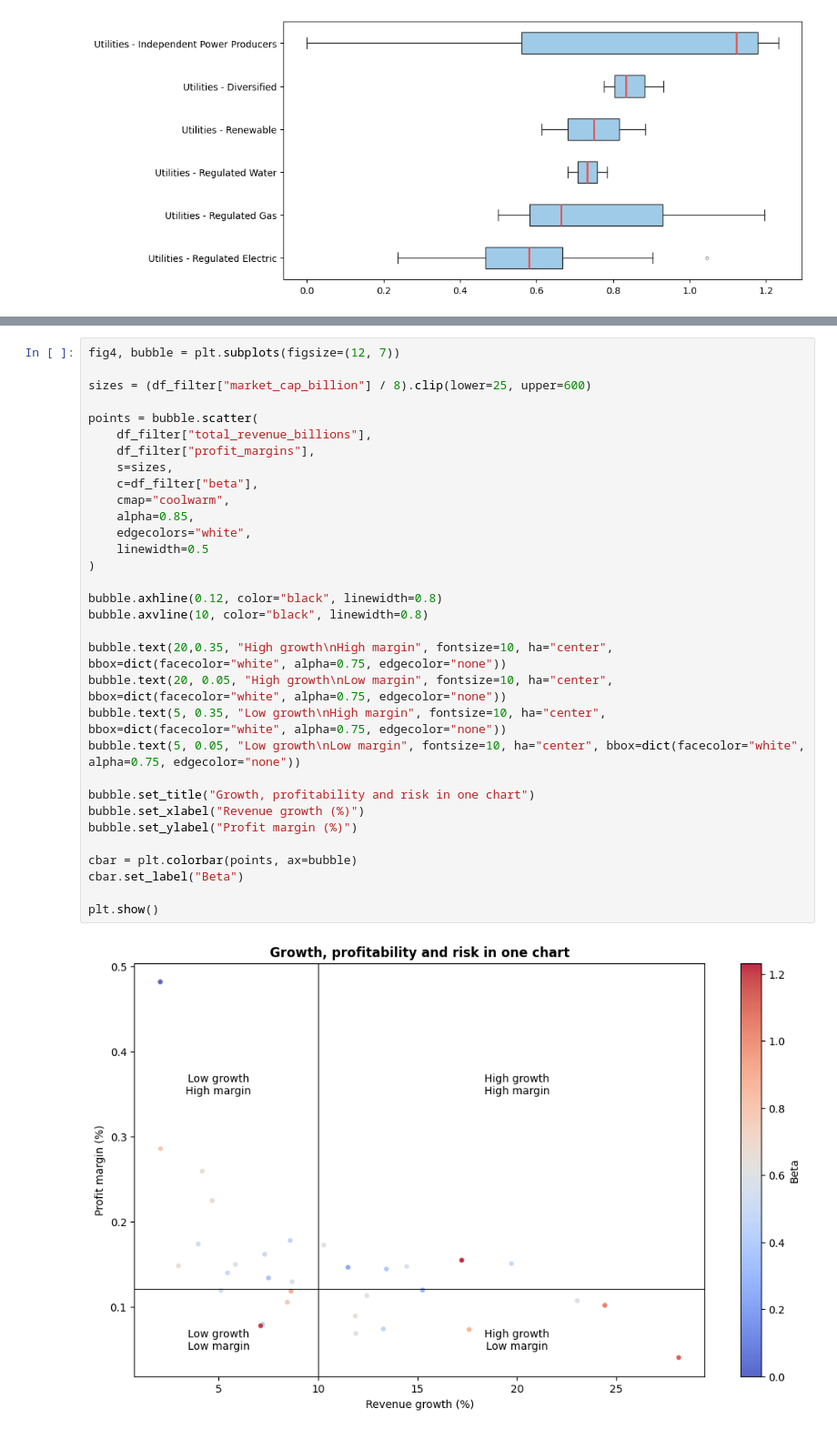
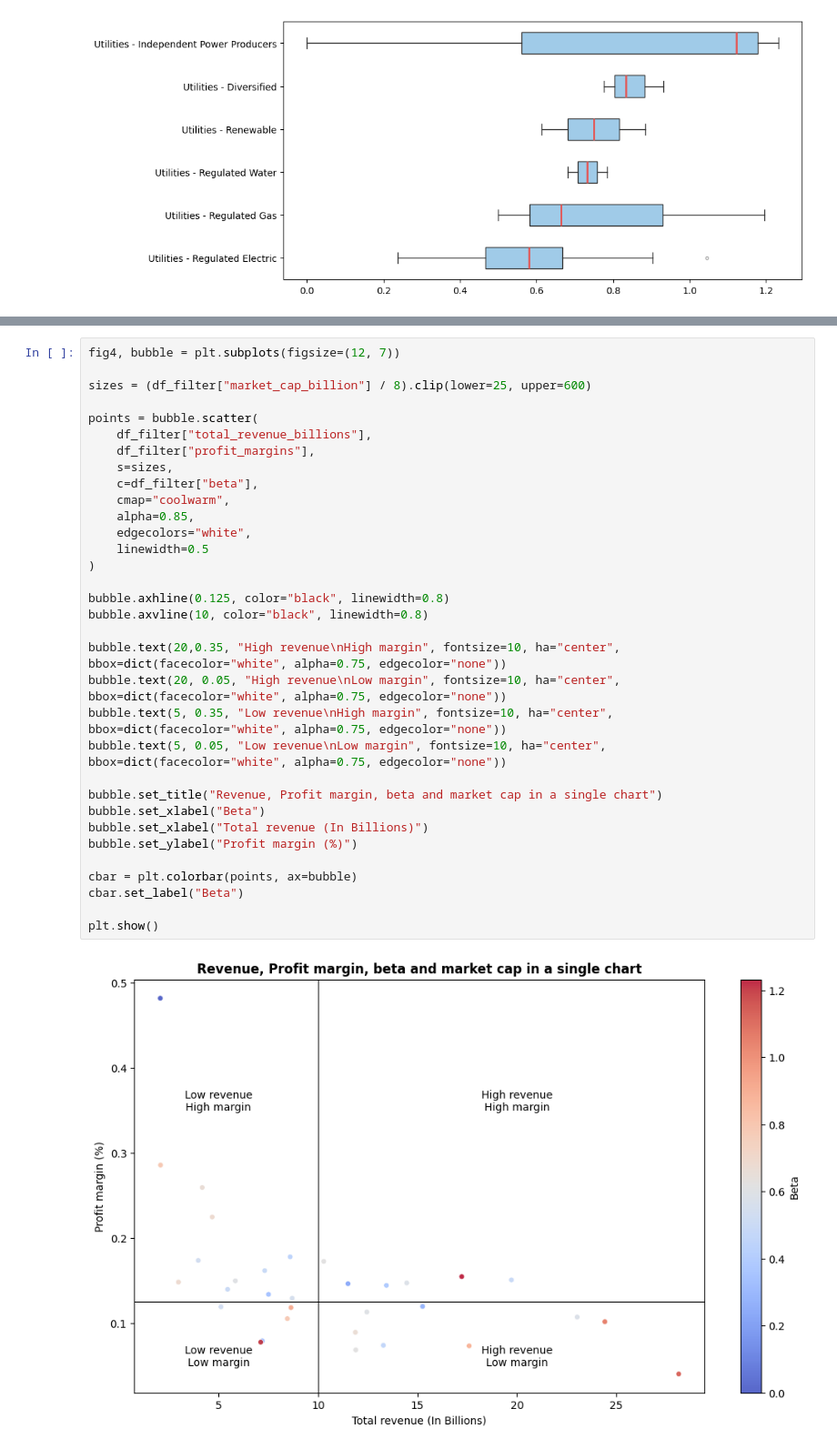
Before and after one commit to kocangregor/BigData, a Jupyter notebook: hw1_Kocan.ipynb, the cells around one changed output, grey strips where cells are left out. Shown at 91% size. Cells and saved outputs as stored; diff of their text form.

```diff
--- a/hw1_Kocan.ipynb
+++ b/hw1_Kocan.ipynb
@@ -361,34 +361,35 @@ display(df_filter)
 # %%
 fig4, bubble = plt.subplots(figsize=(12, 7))
 
 sizes = (df_filter["market_cap_billion"] / 8).clip(lower=25, upper=600)
 
 points = bubble.scatter(
     df_filter["total_revenue_billions"],
     df_filter["profit_margins"],
     s=sizes,
     c=df_filter["beta"],
     cmap="coolwarm",
     alpha=0.85,
     edgecolors="white",
     linewidth=0.5
 )
 
-bubble.axhline(0.12, color="black", linewidth=0.8)
+bubble.axhline(0.125, color="black", linewidth=0.8)
 bubble.axvline(10, color="black", linewidth=0.8)
 
-bubble.text(20,0.35, "High growth\nHigh margin", fontsize=10, ha="center", bbox=dict(facecolor="white", alpha=0.75, edgecolor="none"))
-bubble.text(20, 0.05, "High growth\nLow margin", fontsize=10, ha="center", bbox=dict(facecolor="white", alpha=0.75, edgecolor="none"))
-bubble.text(5, 0.35, "Low growth\nHigh margin", fontsize=10, ha="center", bbox=dict(facecolor="white", alpha=0.75, edgecolor="none"))
-bubble.text(5, 0.05, "Low growth\nLow margin", fontsize=10, ha="center", bbox=dict(facecolor="white", alpha=0.75, edgecolor="none"))
+bubble.text(20,0.35, "High revenue\nHigh margin", fontsize=10, ha="center", bbox=dict(facecolor="white", alpha=0.75, edgecolor="none"))
+bubble.text(20, 0.05, "High revenue\nLow margin", fontsize=10, ha="center", bbox=dict(facecolor="white", alpha=0.75, edgecolor="none"))
+bubble.text(5, 0.35, "Low revenue\nHigh margin", fontsize=10, ha="center", bbox=dict(facecolor="white", alpha=0.75, edgecolor="none"))
+bubble.text(5, 0.05, "Low revenue\nLow margin", fontsize=10, ha="center", bbox=dict(facecolor="white", alpha=0.75, edgecolor="none"))
 
-bubble.set_title("Growth, profitability and risk in one chart")
-bubble.set_xlabel("Revenue growth (%)")
+bubble.set_title("Revenue, Profit margin, beta and market cap in a single chart")
+bubble.set_xlabel("Beta")
+bubble.set_xlabel("Total revenue (In Billions)")
 bubble.set_ylabel("Profit margin (%)")
 
 cbar = plt.colorbar(points, ax=bubble)
 cbar.set_label("Beta")
 
 plt.show()
 # %% [output]
-[figure, old version]
+[figure, new version]
```
Also changed, not shown: parts of 1 cell of this notebook.
